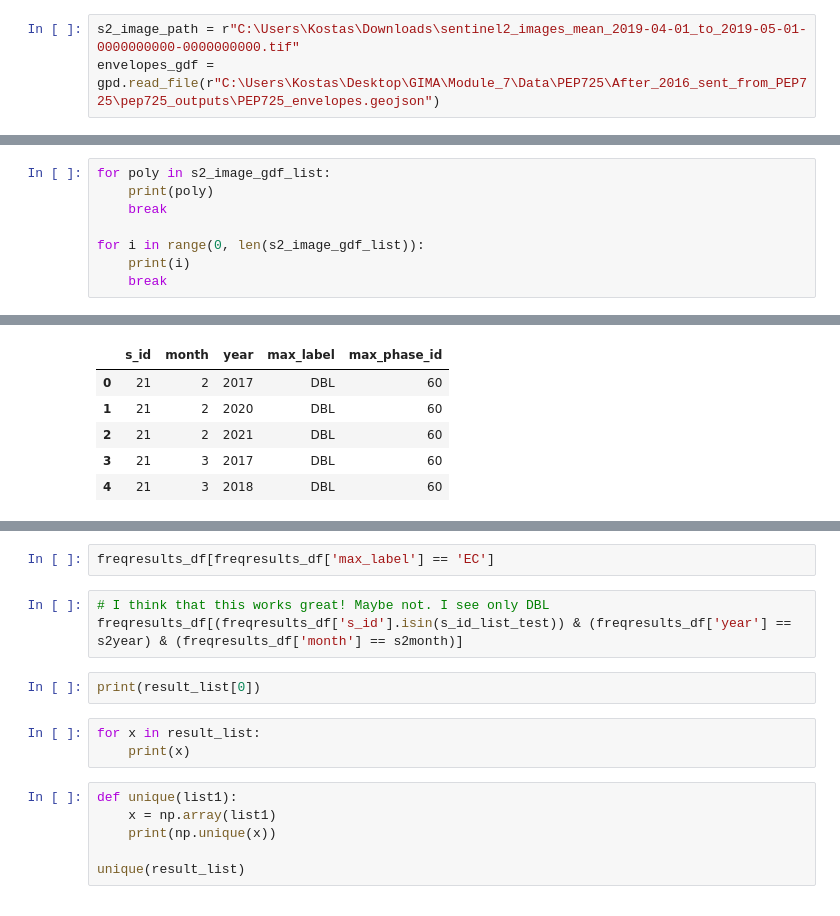
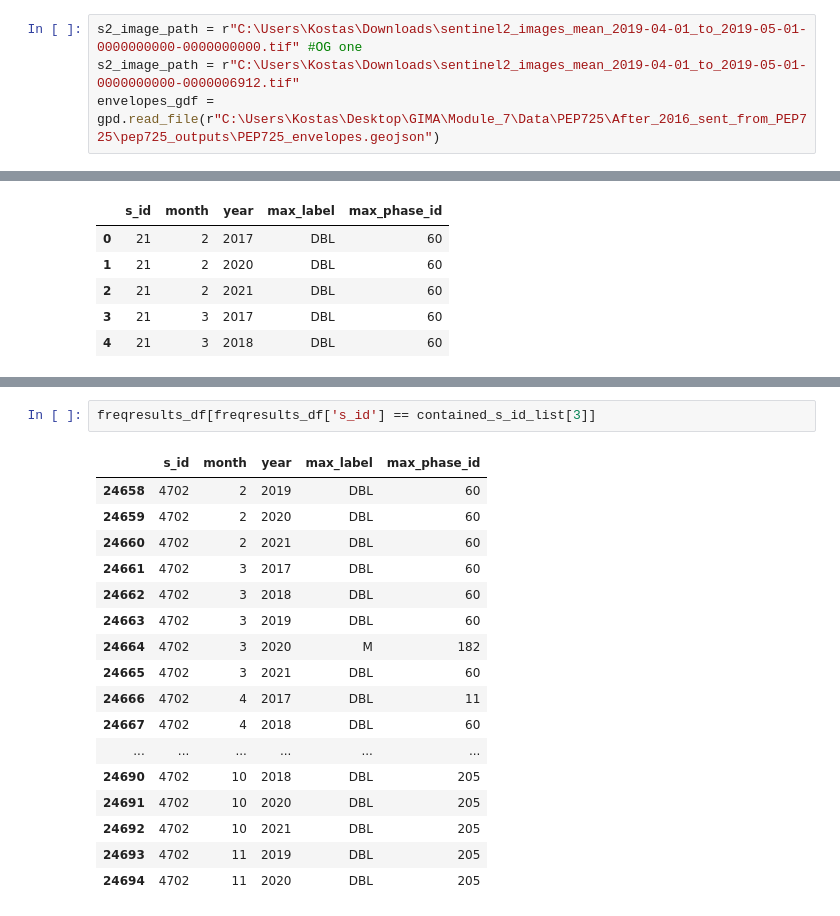
Before and after one commit to Vk0z/vitpheno, a Jupyter notebook: GEE/s2_patch_extraction_gee.ipynb, the cells around one changed output, grey strips where cells are left out. Cells and saved outputs as stored; diff of their text form.

```diff
--- a/GEE/s2_patch_extraction_gee.ipynb
+++ b/GEE/s2_patch_extraction_gee.ipynb
@@ -7,7 +7,8 @@ from datetime import datetime
 import json
 import os
 # %%
-s2_image_path = r"C:\Users\Kostas\Downloads\sentinel2_images_mean_2019-04-01_to_2019-05-01-0000000000-0000000000.tif"
+s2_image_path = r"C:\Users\Kostas\Downloads\sentinel2_images_mean_2019-04-01_to_2019-05-01-0000000000-0000000000.tif" #OG one
+s2_image_path = r"C:\Users\Kostas\Downloads\sentinel2_images_mean_2019-04-01_to_2019-05-01-0000000000-0000006912.tif"
 envelopes_gdf = gpd.read_file(r"C:\Users\Kostas\Desktop\GIMA\Module_7\Data\PEP725\After_2016_sent_from_PEP725\pep725_outputs\PEP725_envelopes.geojson")
 # %%
 with rio.open(s2_image_path) as src:
@@ -298,11 +265,3 @@ def getContainedEnvelopeCoords (raster, envelope_list, full_index_list):
                     maxy_list.append(poly_extent[3])
                     index_list.append(full_index_list[i])
     return minx_list, miny_list, maxx_list, maxy_list, index_list
-# %%
-for poly in s2_image_gdf_list:
-    print(poly)
-    break
-
-for i in range(0, len(s2_image_gdf_list)):
-    print(i)
-    break
@@ -468,16 +322,20 @@ freqresults_df['max_label'].value_counts()
-# %%
-freqresults_df[freqresults_df['max_label'] == 'EC']
-# %%
-# I think that this works great! Maybe not. I see only DBL
-freqresults_df[(freqresults_df['s_id'].isin(s_id_list_test)) & (freqresults_df['year'] == s2year) & (freqresults_df['month'] == s2month)]
-# %%
-print(result_list[0])
-# %%
-for x in result_list:
-    print(x)
-# %%
-def unique(list1):
-    x = np.array(list1)
-    print(np.unique(x))
-
-unique(result_list)
+# %%
+freqresults_df[freqresults_df['s_id'] == contained_s_id_list[3]]
+# %% [output]
+|  | s_id | month | year | max_label | max_phase_id |
+| 24658 | 4702 | 2 | 2019 | DBL | 60 |
+| 24659 | 4702 | 2 | 2020 | DBL | 60 |
+| 24660 | 4702 | 2 | 2021 | DBL | 60 |
+| 24661 | 4702 | 3 | 2017 | DBL | 60 |
+| 24662 | 4702 | 3 | 2018 | DBL | 60 |
+| 24663 | 4702 | 3 | 2019 | DBL | 60 |
+| 24664 | 4702 | 3 | 2020 | M | 182 |
+| 24665 | 4702 | 3 | 2021 | DBL | 60 |
+| 24666 | 4702 | 4 | 2017 | DBL | 11 |
+| 24667 | 4702 | 4 | 2018 | DBL | 60 |
+| ... | ... | ... | ... | ... | ... |
+| 24690 | 4702 | 10 | 2018 | DBL | 205 |
+| 24691 | 4702 | 10 | 2020 | DBL | 205 |
+| 24692 | 4702 | 10 | 2021 | DBL | 205 |
+| 24693 | 4702 | 11 | 2019 | DBL | 205 |
+| 24694 | 4702 | 11 | 2020 | DBL | 205 |
```
Also changed, not shown: parts of 22 cells of this notebook.
